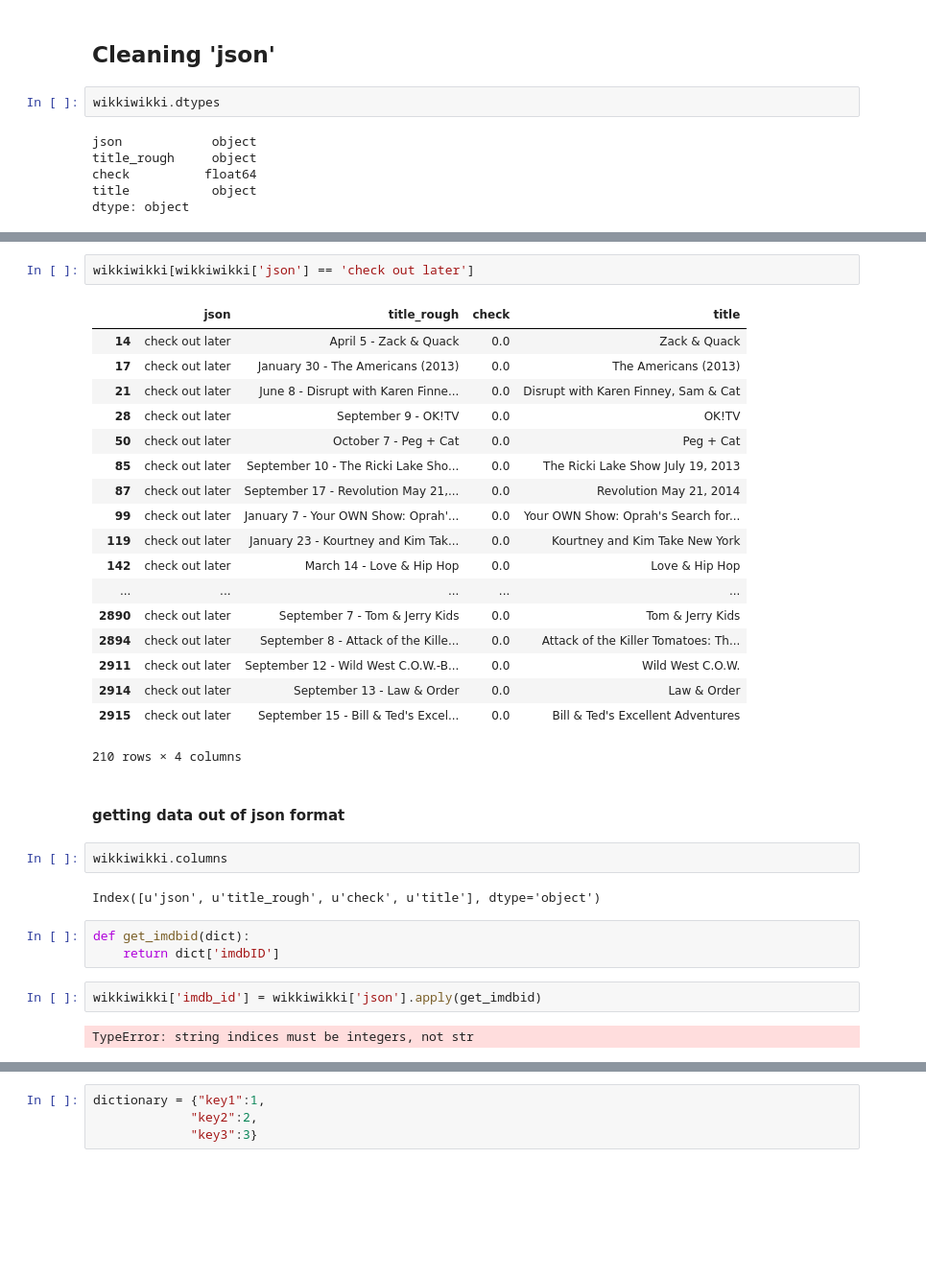
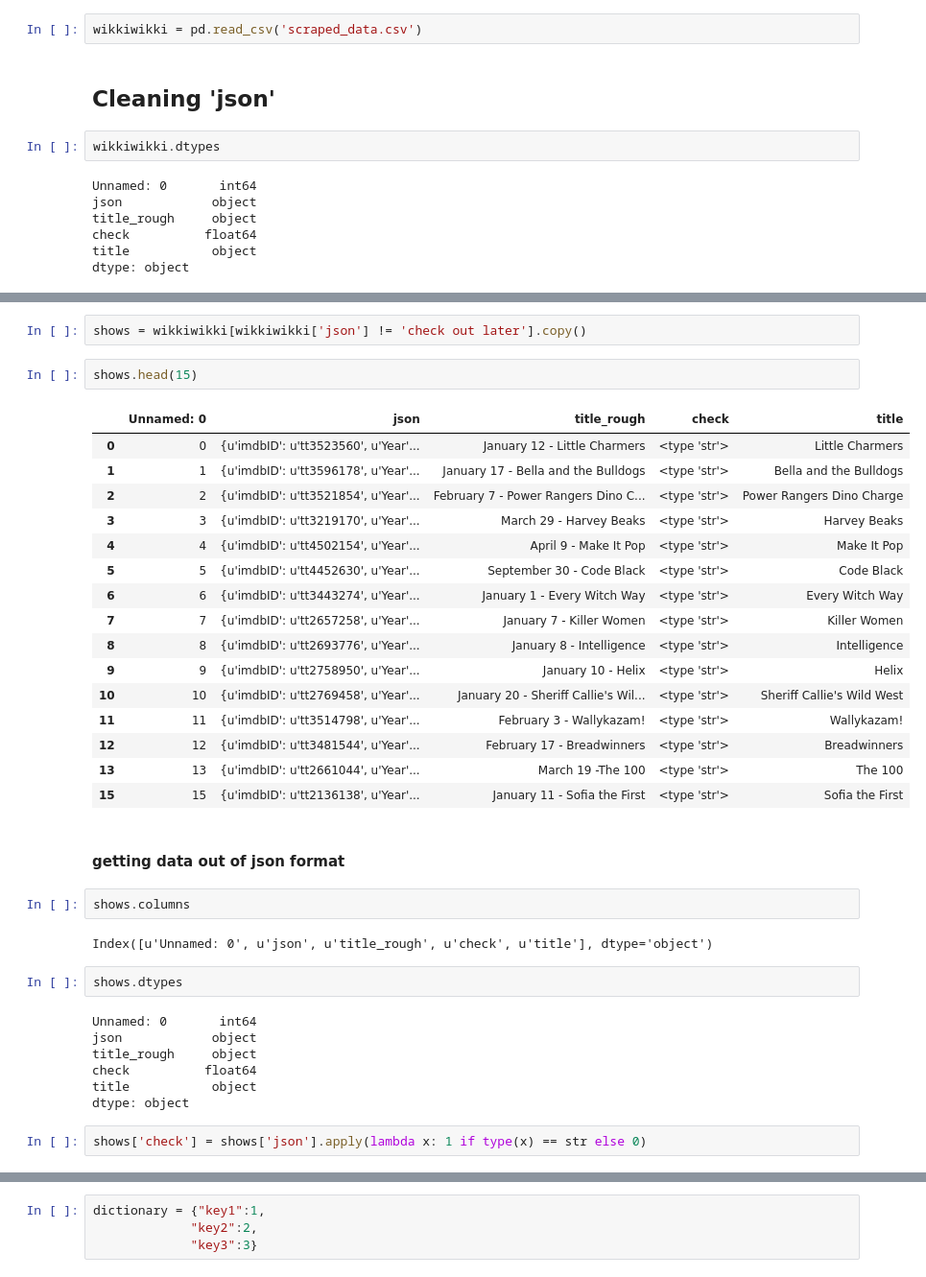
Before and after one commit to cgeppig/Will_My_Show_Get_Cancelled, a Jupyter notebook: Capstone Data Acquisition.ipynb, the cells around one changed output, grey strips where cells are left out. Shown at 96% size. Cells and saved outputs as stored; diff of their text form; blank space fills up the shorter version.

```diff
--- a/Capstone Data Acquisition.ipynb
+++ b/Capstone Data Acquisition.ipynb
@@ -789,11 +790,14 @@ wikkiwikki.columns = ['json', 'title_rough', 'check', 'title']
 # %%
 ## export to csv
 wikkiwikki.to_csv('scraped_data.csv')
+# %%
+wikkiwikki = pd.read_csv('scraped_data.csv')
 # %% [markdown]
 ## Cleaning 'json'
 # %%
 wikkiwikki.dtypes
 # %% [output]
+Unnamed: 0       int64
 json            object
 title_rough     object
 check          float64
@@ -820,36 +824,40 @@ check out later
 {u'imdbID': u'tt0106111', u'Year': u'1993–1999', u'Type': u'series', u'Poster': u'http://ia.media-imdb.com/images/M/MV5BMTM0NzE4NDY3Nl5BMl5BanBnXkFtZTcwMDQzMDAyMQ@@._V1_SX300.jpg', u'Title': u'Real St ...
 Name: json, dtype: int64
 # %%
-wikkiwikki[wikkiwikki['json'] == 'check out later']
+shows = wikkiwikki[wikkiwikki['json'] != 'check out later'].copy()
-# %% [output]
-|  | json | title_rough | check | title |
-| 14 | check out later | April 5 - Zack & Quack | 0.0 | Zack & Quack |
-| 17 | check out later | January 30 - The Americans (2013) | 0.0 | The Americans (2013) |
-| 21 | check out later | June 8 - Disrupt with Karen Finne... | 0.0 | Disrupt with Karen Finney, Sam & Cat |
-| 28 | check out later | September 9 - OK!TV | 0.0 | OK!TV |
-| 50 | check out later | October 7 - Peg + Cat | 0.0 | Peg + Cat |
-| 85 | check out later | September 10 - The Ricki Lake Sho... | 0.0 | The Ricki Lake Show July 19, 2013 |
-| 87 | check out later | September 17 - Revolution May 21,... | 0.0 | Revolution May 21, 2014 |
-| 99 | check out later | January 7 - Your OWN Show: Oprah'... | 0.0 | Your OWN Show: Oprah's Search for... |
-| 119 | check out later | January 23 - Kourtney and Kim Tak... | 0.0 | Kourtney and Kim Take New York |
-| 142 | check out later | March 14 - Love & Hip Hop | 0.0 | Love & Hip Hop |
-| ... | ... | ... | ... | ... |
-| 2890 | check out later | September 7 - Tom & Jerry Kids | 0.0 | Tom & Jerry Kids |
-| 2894 | check out later | September 8 - Attack of the Kille... | 0.0 | Attack of the Killer Tomatoes: Th... |
-| 2911 | check out later | September 12 - Wild West C.O.W.-B... | 0.0 | Wild West C.O.W. |
-| 2914 | check out later | September 13 - Law & Order | 0.0 | Law & Order |
-| 2915 | check out later | September 15 - Bill & Ted's Excel... | 0.0 | Bill & Ted's Excellent Adventures |
-210 rows × 4 columns
+# %%
+shows.head(15)
+# %% [output]
+|  | Unnamed: 0 | json | title_rough | check | title |
+| 0 | 0 | {u'imdbID': u'tt3523560', u'Year'... | January 12 - Little Charmers | <type 'str'> | Little Charmers |
+| 1 | 1 | {u'imdbID': u'tt3596178', u'Year'... | January 17 - Bella and the Bulldogs | <type 'str'> | Bella and the Bulldogs |
+| 2 | 2 | {u'imdbID': u'tt3521854', u'Year'... | February 7 - Power Rangers Dino C... | <type 'str'> | Power Rangers Dino Charge |
+| 3 | 3 | {u'imdbID': u'tt3219170', u'Year'... | March 29 - Harvey Beaks | <type 'str'> | Harvey Beaks |
+| 4 | 4 | {u'imdbID': u'tt4502154', u'Year'... | April 9 - Make It Pop | <type 'str'> | Make It Pop |
+| 5 | 5 | {u'imdbID': u'tt4452630', u'Year'... | September 30 - Code Black | <type 'str'> | Code Black |
+| 6 | 6 | {u'imdbID': u'tt3443274', u'Year'... | January 1 - Every Witch Way | <type 'str'> | Every Witch Way |
+| 7 | 7 | {u'imdbID': u'tt2657258', u'Year'... | January 7 - Killer Women | <type 'str'> | Killer Women |
+| 8 | 8 | {u'imdbID': u'tt2693776', u'Year'... | January 8 - Intelligence | <type 'str'> | Intelligence |
+| 9 | 9 | {u'imdbID': u'tt2758950', u'Year'... | January 10 - Helix | <type 'str'> | Helix |
+| 10 | 10 | {u'imdbID': u'tt2769458', u'Year'... | January 20 - Sheriff Callie's Wil... | <type 'str'> | Sheriff Callie's Wild West |
+| 11 | 11 | {u'imdbID': u'tt3514798', u'Year'... | February 3 - Wallykazam! | <type 'str'> | Wallykazam! |
+| 12 | 12 | {u'imdbID': u'tt3481544', u'Year'... | February 17 - Breadwinners | <type 'str'> | Breadwinners |
+| 13 | 13 | {u'imdbID': u'tt2661044', u'Year'... | March 19 -The 100 | <type 'str'> | The 100 |
+| 15 | 15 | {u'imdbID': u'tt2136138', u'Year'... | January 11 - Sofia the First | <type 'str'> | Sofia the First |
 # %% [markdown]
 #### getting data out of json format
 # %%
-wikkiwikki.columns
+shows.columns
 # %% [output]
-Index([u'json', u'title_rough', u'check', u'title'], dtype='object')
+Index([u'Unnamed: 0', u'json', u'title_rough', u'check', u'title'], dtype='object')
-# %%
-def get_imdbid(dict):
-    return dict['imdbID']
-# %%
-wikkiwikki['imdb_id'] = wikkiwikki['json'].apply(get_imdbid)
-# %% [output]
-TypeError: string indices must be integers, not str
+# %%
+shows.dtypes
+# %% [output]
+Unnamed: 0       int64
+json            object
+title_rough     object
+check          float64
+title           object
+dtype: object
+# %%
+shows['check'] = shows['json'].apply(lambda x: 1 if type(x) == str else 0)
```
Also changed, not shown: parts of 18 cells of this notebook.
